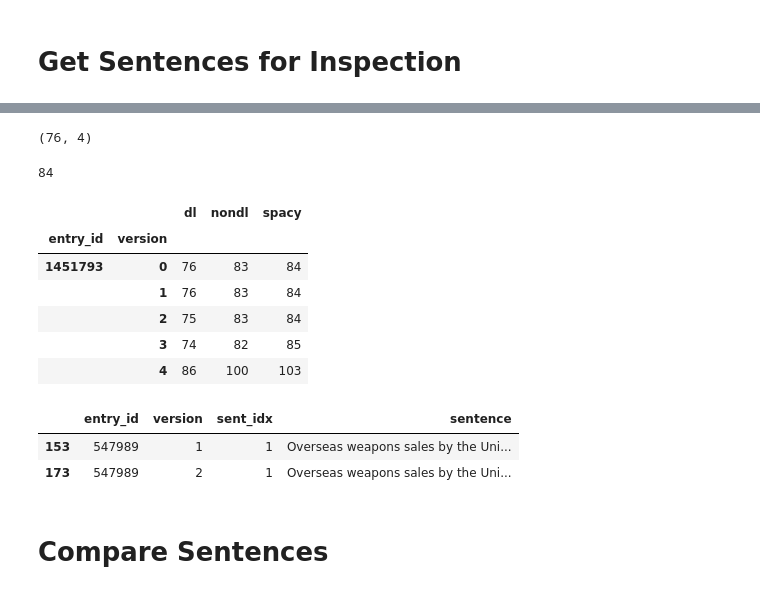
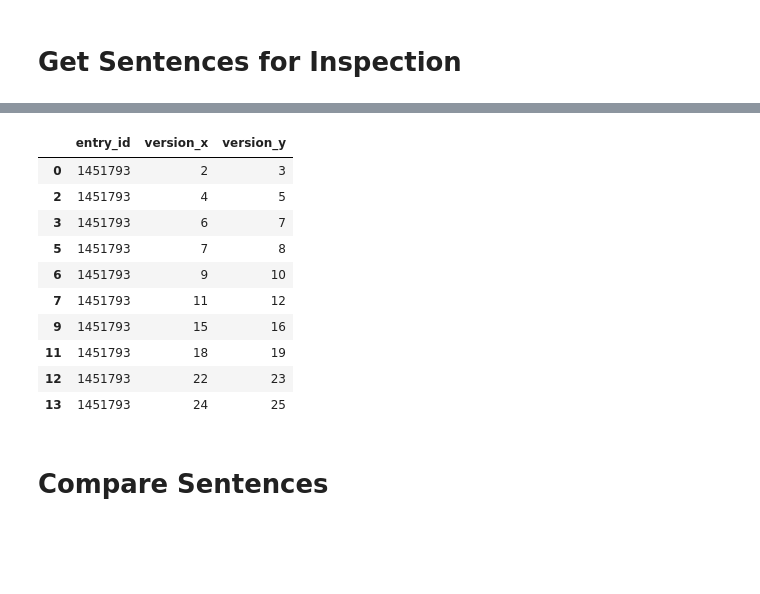
Before and after one commit to alex2awesome/edit-pathways, a Jupyter notebook: notebooks/2021-04-11_spark-nlp.ipynb, the cells around one changed output, grey strips where cells are left out. Saved outputs shown, nothing was run; the diff lists cells and outputs as text; code cells hidden in the pictures; blank space fills up the shorter version.

```diff
--- a/notebooks/2021-04-11_spark-nlp.ipynb
+++ b/notebooks/2021-04-11_spark-nlp.ipynb
@@ -372,11 +491,0 @@ sent_dfp_nondl.head()['sentence'].iloc[2]
-# %%
-(sent_dfp_dl
- .loc[lambda df: df['entry_id'] == 1451793]
- .loc[lambda df: df['version'] == 0].shape
-)
-# %% [output]
-(76, 4)
-# %%
-len(unp.split_sents(df.loc[0]['summary']))
-# %% [output]
-84
@@ -391,26 +492,16 @@ for entry_id, version, text in tqdm(df[['entry_id', 'version', 'summary']].itert
-# %%
-pd.concat([
-    sent_dfp_dl.groupby(['entry_id', 'version']).apply(lambda df: len(df)).to_frame('dl'),
-    sent_dfp_nondl.groupby(['entry_id', 'version']).apply(lambda df: len(df)).to_frame('nondl'),
-    pd.DataFrame(num_sents).set_index(['entry_id', 'version'])['num_sents'].to_frame('spacy')
-], axis=1).head()
-# %% [output]
-|  |  | dl | nondl | spacy |
-| entry_id | version |  |  |  |
-| 1451793 | 0 | 76 | 83 | 84 |
-|  | 1 | 76 | 83 | 84 |
-|  | 2 | 75 | 83 | 84 |
-|  | 3 | 74 | 82 | 85 |
-|  | 4 | 86 | 100 | 103 |
-# %%
-(sent_dfp
- .loc[lambda df: df['entry_id'] == 547989]
- .loc[lambda df: df['version'].isin([1, 2])]
- .loc[lambda df: df['sent_idx'] == 1]
-)
-# %% [output]
-|  | entry_id | version | sent_idx | sentence |
-| 153 | 547989 | 1 | 1 | Overseas weapons sales by the Uni... |
-| 173 | 547989 | 2 | 1 | Overseas weapons sales by the Uni... |
+# %%
+min_sent_dfp[['entry_id', 'version_x', 'version_y']].drop_duplicates().head(10)
+# %% [output]
+|  | entry_id | version_x | version_y |
+| 0 | 1451793 | 2 | 3 |
+| 2 | 1451793 | 4 | 5 |
+| 3 | 1451793 | 6 | 7 |
+| 5 | 1451793 | 7 | 8 |
+| 6 | 1451793 | 9 | 10 |
+| 7 | 1451793 | 11 | 12 |
+| 9 | 1451793 | 15 | 16 |
+| 11 | 1451793 | 18 | 19 |
+| 12 | 1451793 | 22 | 23 |
+| 13 | 1451793 | 24 | 25 |
 # %% [markdown]
 # Compare Sentences
```
Also changed, not shown: parts of 48 cells of this notebook.
